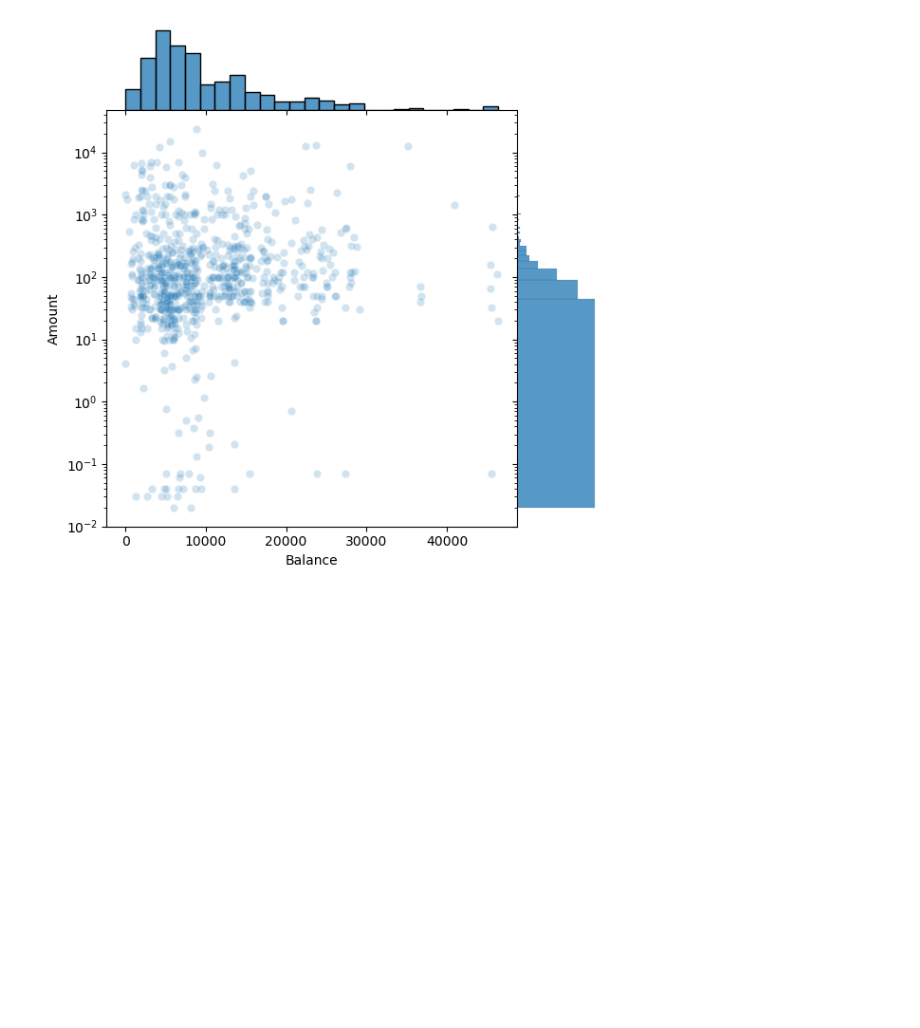
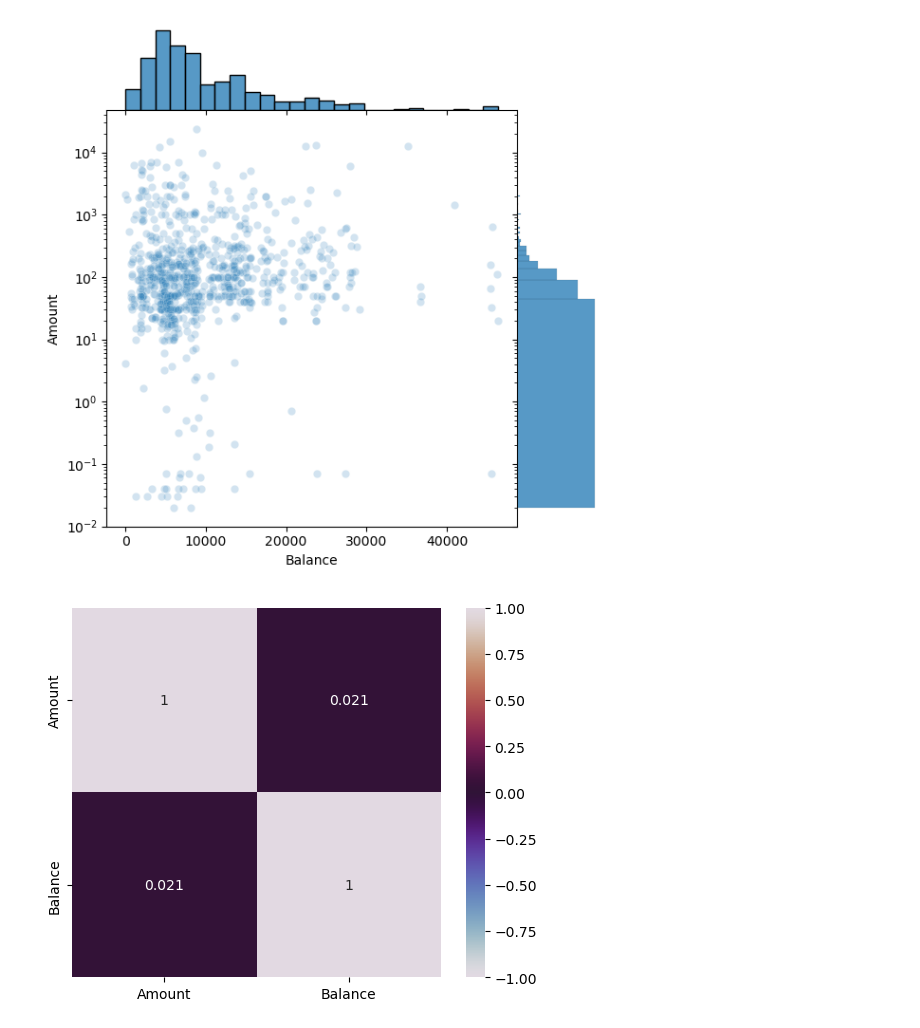
Before and after one commit to sudentrs/DSA210-Data-Science-Term-Project, a Jupyter notebook: EDA.ipynb, the cells around one changed output. Saved outputs shown, nothing was run; the diff lists cells and outputs as text; code cells hidden in the pictures; blank space fills up the shorter version.

```diff
--- a/EDA.ipynb
+++ b/EDA.ipynb
@@ -235,3 +235,21 @@ plt.title('Balance vs Amount log scaled')
 plt.show()
 # %% [output]
 [figure]
+# %%
+colormaps = [
+    'viridis', 'plasma', 'inferno', 'magma', # perceptually uniform
+    'Greys', 'Purples', 'Blues', 'BuPu', 'GnBu', # sequential
+    'spring', 'hot', 'bone', 'winter', # sequential 2
+    'PiYG', 'PRGn', 'coolwarm', 'bwr', 'seismic', # diverging
+    'twilight', 'twilight_shifted', 'hsv' # cyclic
+]
+
+# Dropping the Date, Time, Description, and Category columns and calculating the correlation matrix
+correlation_matrix = df.drop(columns=['Date', 'Time', 'Description', 'Category', 'Emotional State']).corr()
+
+# Plotting the heatmap
+sns.heatmap(correlation_matrix, annot=True, cmap='twilight', square=True, vmin=-1, vmax=1)
+
+plt.show()
+# %% [output]
+[figure, added]
```
Also changed, not shown: parts of 4 cells of this notebook, 1 other file.
